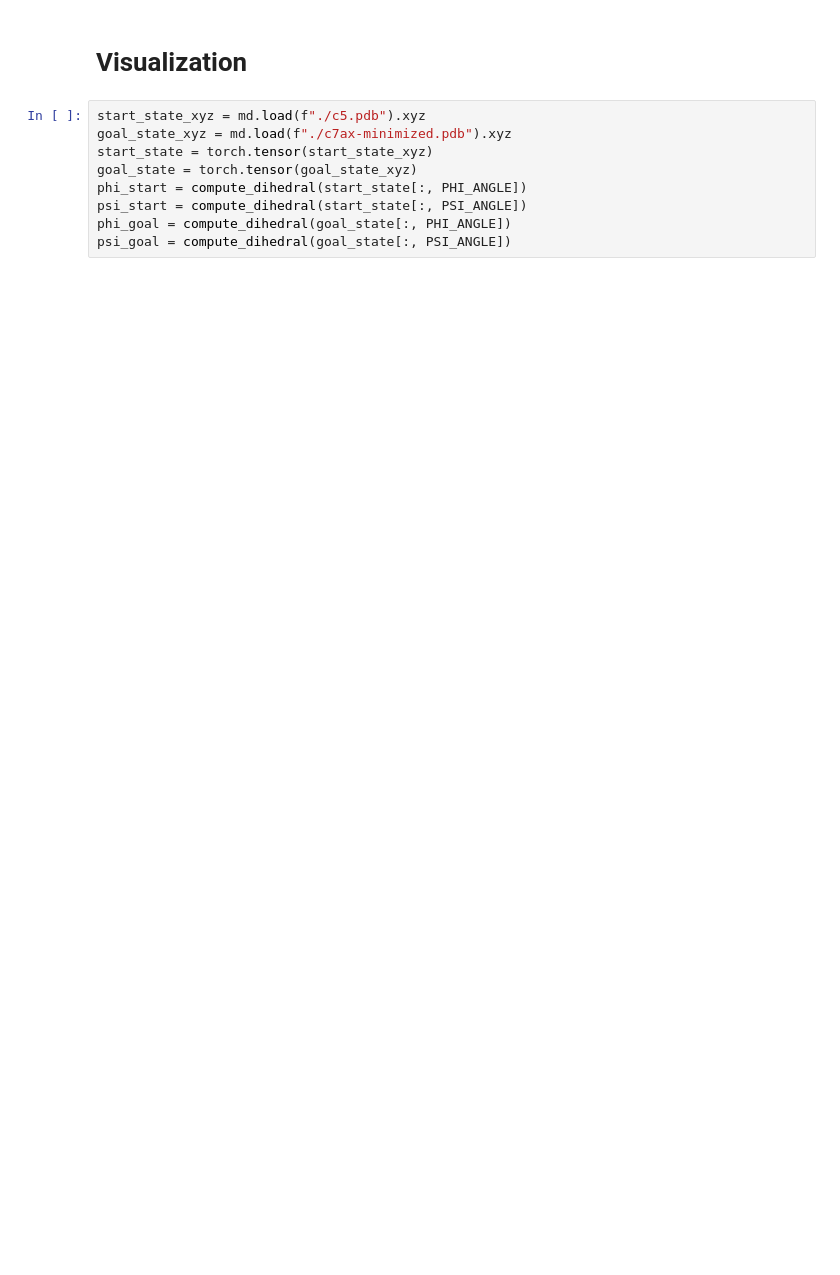
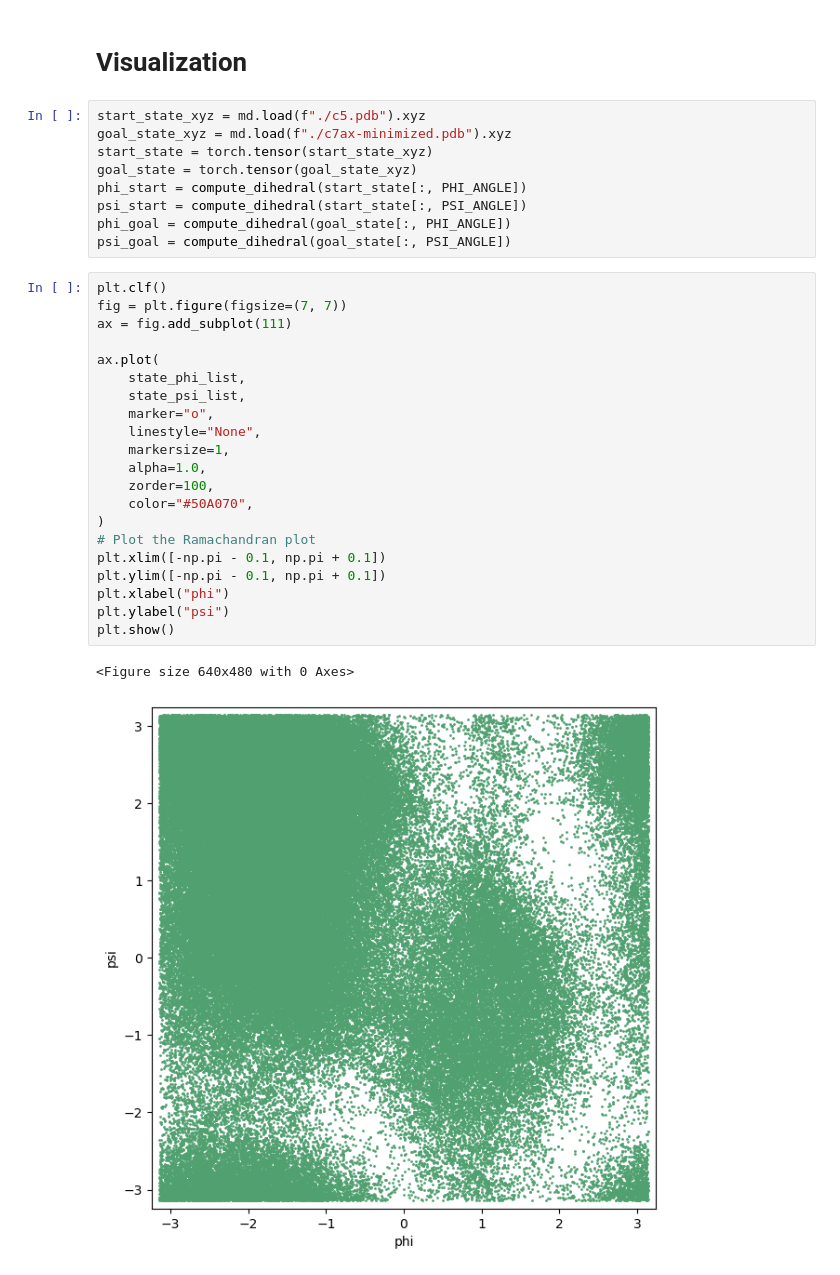
Before and after one commit to seonghyun26/cmd, a Jupyter notebook: data/alanine/dataset-visualize.ipynb, the cells around one changed output. Drawn from its saved outputs; the diff is of its cells as text; blank space fills up the shorter version.

```diff
--- a/data/alanine/dataset-visualize.ipynb
+++ b/data/alanine/dataset-visualize.ipynb
@@ -103,6 +111,30 @@ phi_start = compute_dihedral(start_state[:, PHI_ANGLE])
 psi_start = compute_dihedral(start_state[:, PSI_ANGLE])
 phi_goal = compute_dihedral(goal_state[:, PHI_ANGLE])
 psi_goal = compute_dihedral(goal_state[:, PSI_ANGLE])
+# %%
+plt.clf()
+fig = plt.figure(figsize=(7, 7))
+ax = fig.add_subplot(111)
+
+ax.plot(
+	state_phi_list,
+	state_psi_list,
+	marker="o",
+	linestyle="None",
+	markersize=1,
+	alpha=1.0,
+	zorder=100,
+ 	color="#50A070",
+)
+# Plot the Ramachandran plot
+plt.xlim([-np.pi - 0.1, np.pi + 0.1])
+plt.ylim([-np.pi - 0.1, np.pi + 0.1])
+plt.xlabel("phi")
+plt.ylabel("psi")
+plt.show()
+# %% [output]
+<Figure size 640x480 with 0 Axes>
+[figure, added]
 # %%
 plt.clf()
 fig = plt.figure(figsize=(7, 7))
```
Also changed, not shown: parts of 17 cells of this notebook, 17 other files.
